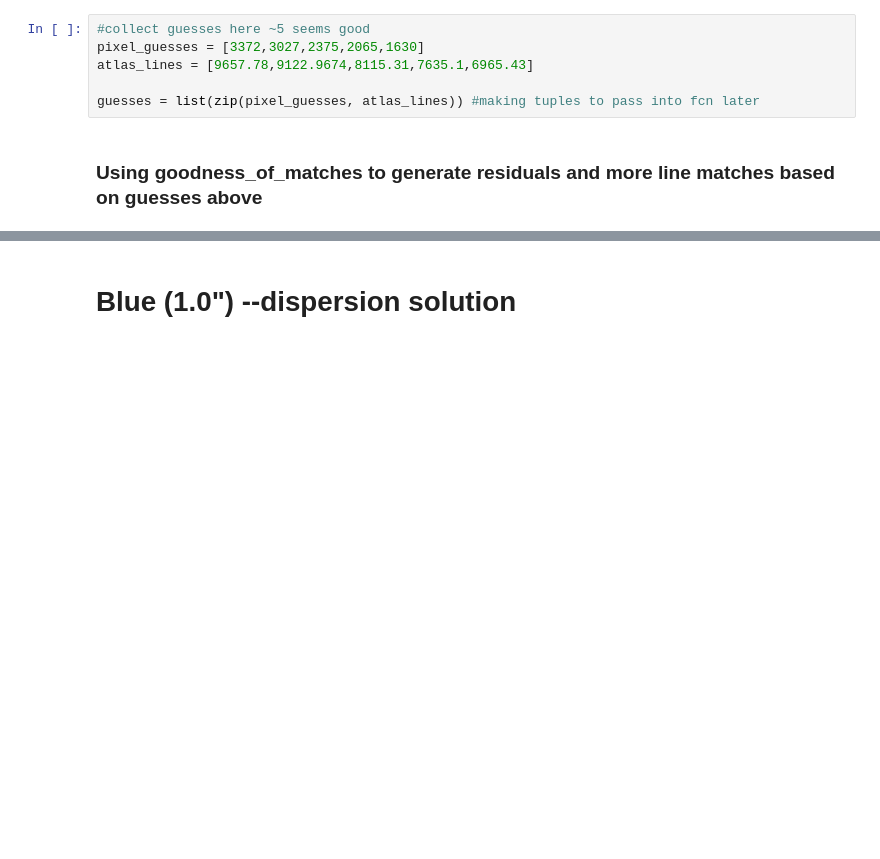
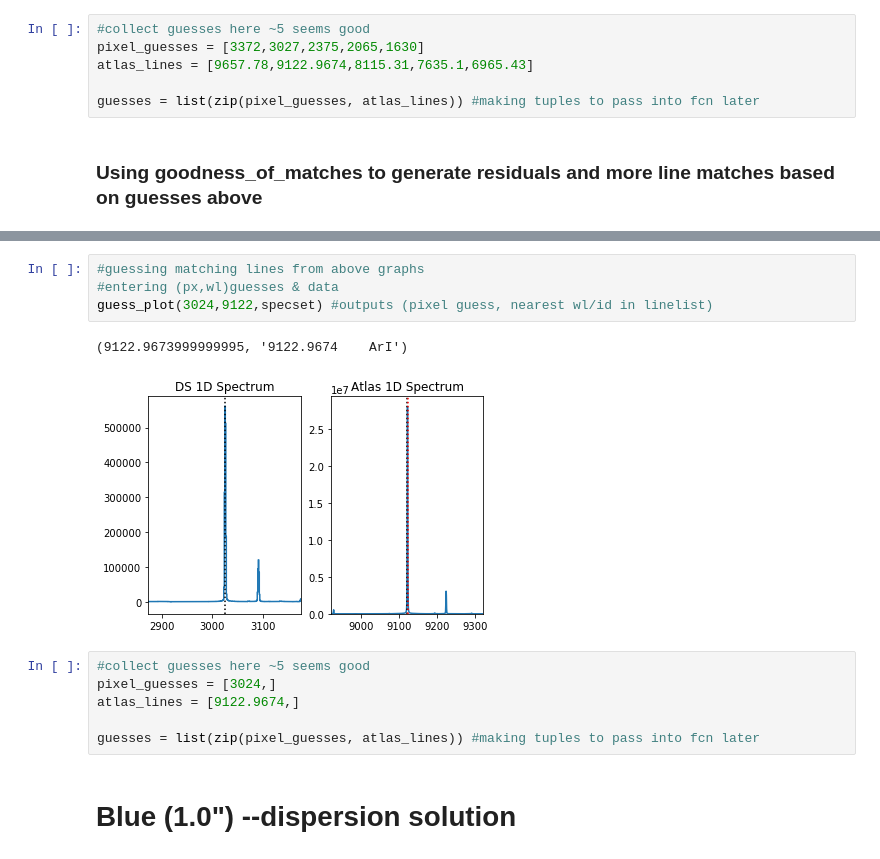
Before and after one commit to deerow22/data_reduction_scrap, a Jupyter notebook: Data_Reduction_Pipeline_middle.ipynb, the cells around one changed output, grey strips where cells are left out. Drawn from its saved outputs; the diff is of its cells as text; blank space fills up the shorter version.

```diff
--- a/Data_Reduction_Pipeline_middle.ipynb
+++ b/Data_Reduction_Pipeline_middle.ipynb
@@ -240,3 +274,16 @@ Failed to find line ArI at wl=11106.44: "requested peak location is not in the s
+# %%
+#guessing matching lines from above graphs
+#entering (px,wl)guesses & data
+guess_plot(3024,9122,specset) #outputs (pixel guess, nearest wl/id in linelist)
+# %% [output]
+(9122.9673999999995, '9122.9674    ArI')
+[figure, added]
+# %%
+#collect guesses here ~5 seems good
+pixel_guesses = [3024,]
+atlas_lines = [9122.9674,]
+
+guesses = list(zip(pixel_guesses, atlas_lines)) #making tuples to pass into fcn later
 # %% [markdown]
 # Blue (1.0") --dispersion solution
 # %%
```
Also changed, not shown: parts of 10 cells of this notebook.
